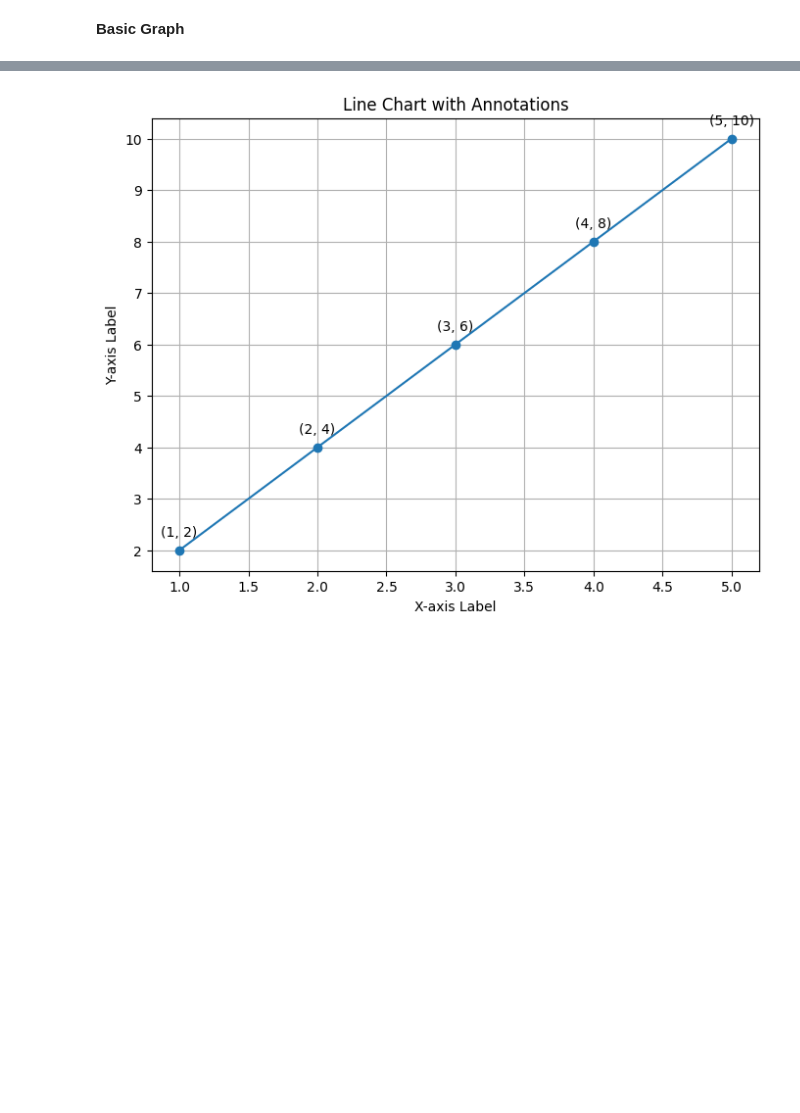
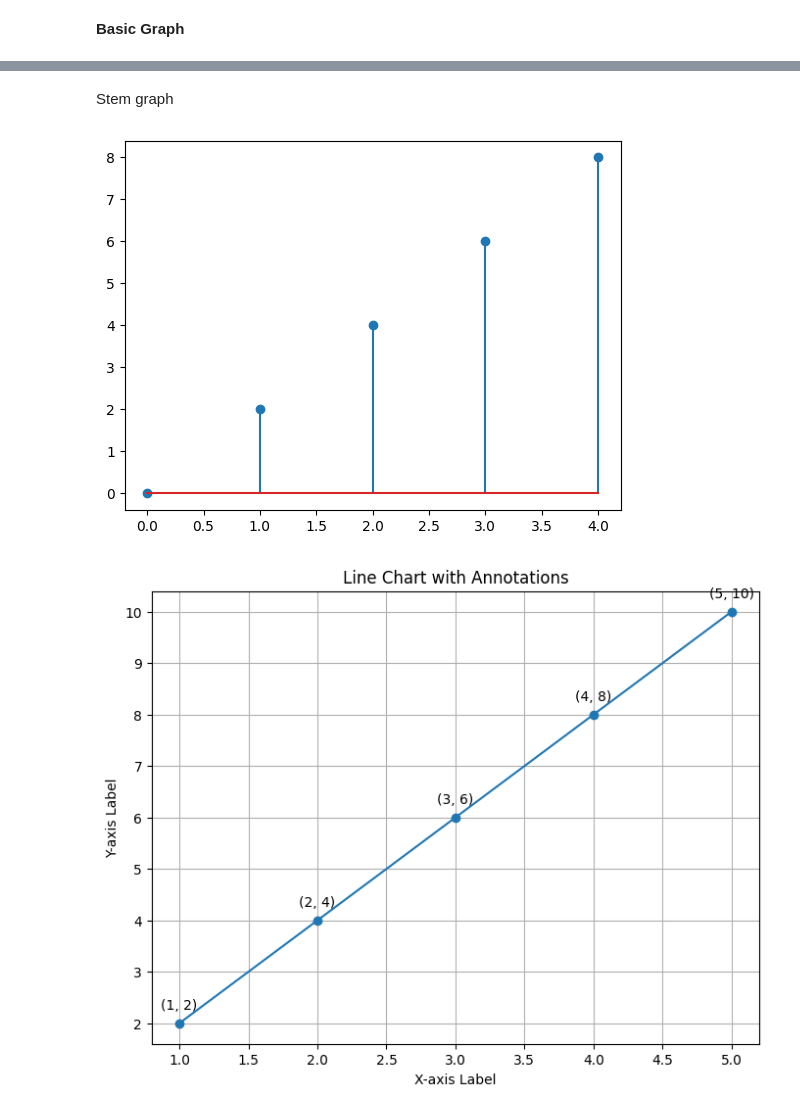
Before and after one commit to SrijaG29/libraries-practice, a Jupyter notebook: Matplotlib.ipynb, the cells around one changed output, grey strips where cells are left out. Drawn from its saved outputs; the diff is of its cells as text; code cells hidden in the pictures; blank space fills up the shorter version.

```diff
--- a/Matplotlib.ipynb
+++ b/Matplotlib.ipynb
@@ -77,3 +74,13 @@ WARNING:matplotlib.font_manager:findfont: Font family 'Comic Sans MS' not found.
+# %% [markdown]
+Stem graph
+# %%
+x = [0,1,2,3,4]
+y = [0,2,4,6,8]
+
+plt.stem(x,y)
+plt.show()
+# %% [output]
+[figure, added]
 # %%
 x = [1, 2, 3, 4, 5]
 y = [2, 4, 6, 8, 10]
```
Also changed, not shown: parts of 23 cells of this notebook.
